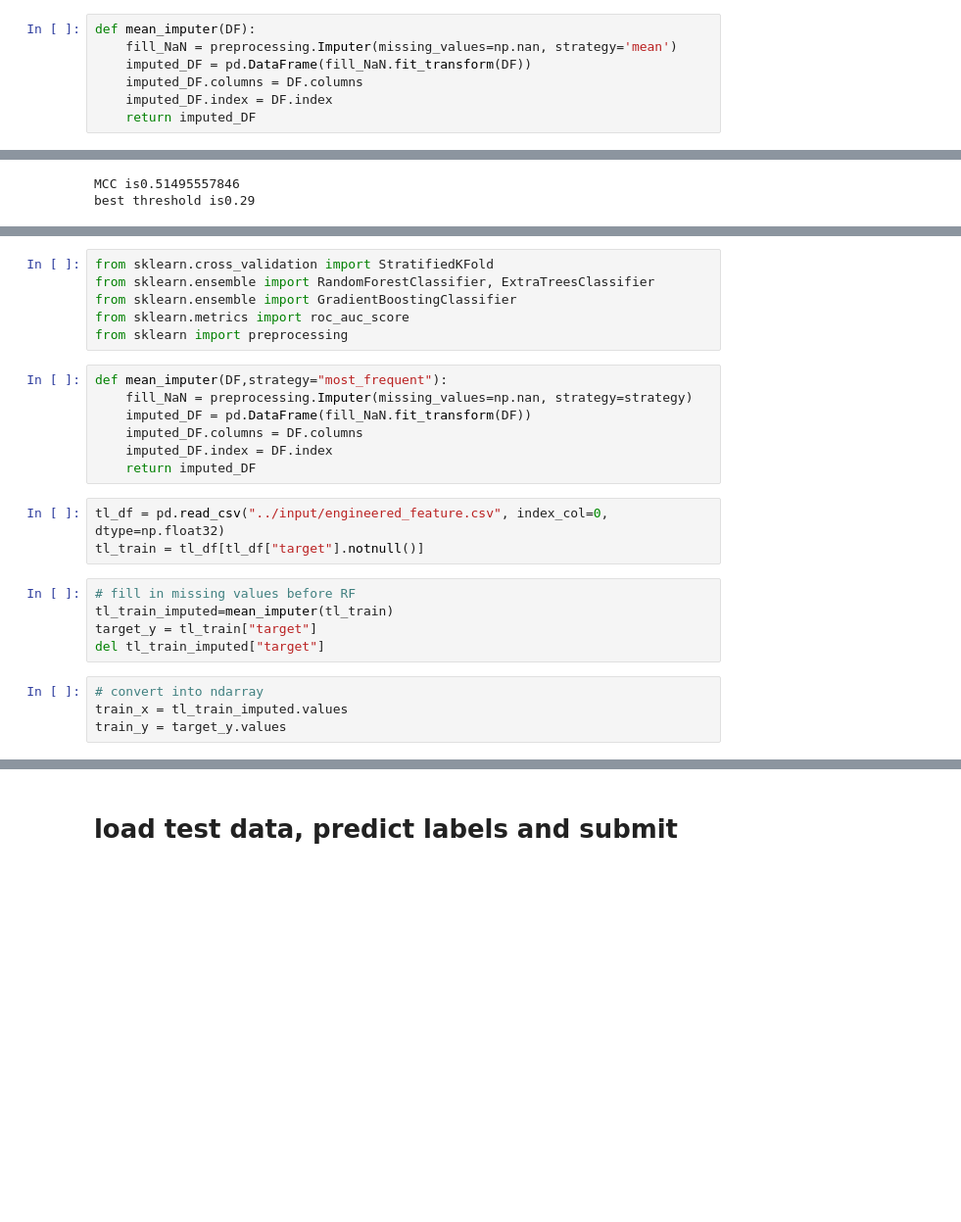
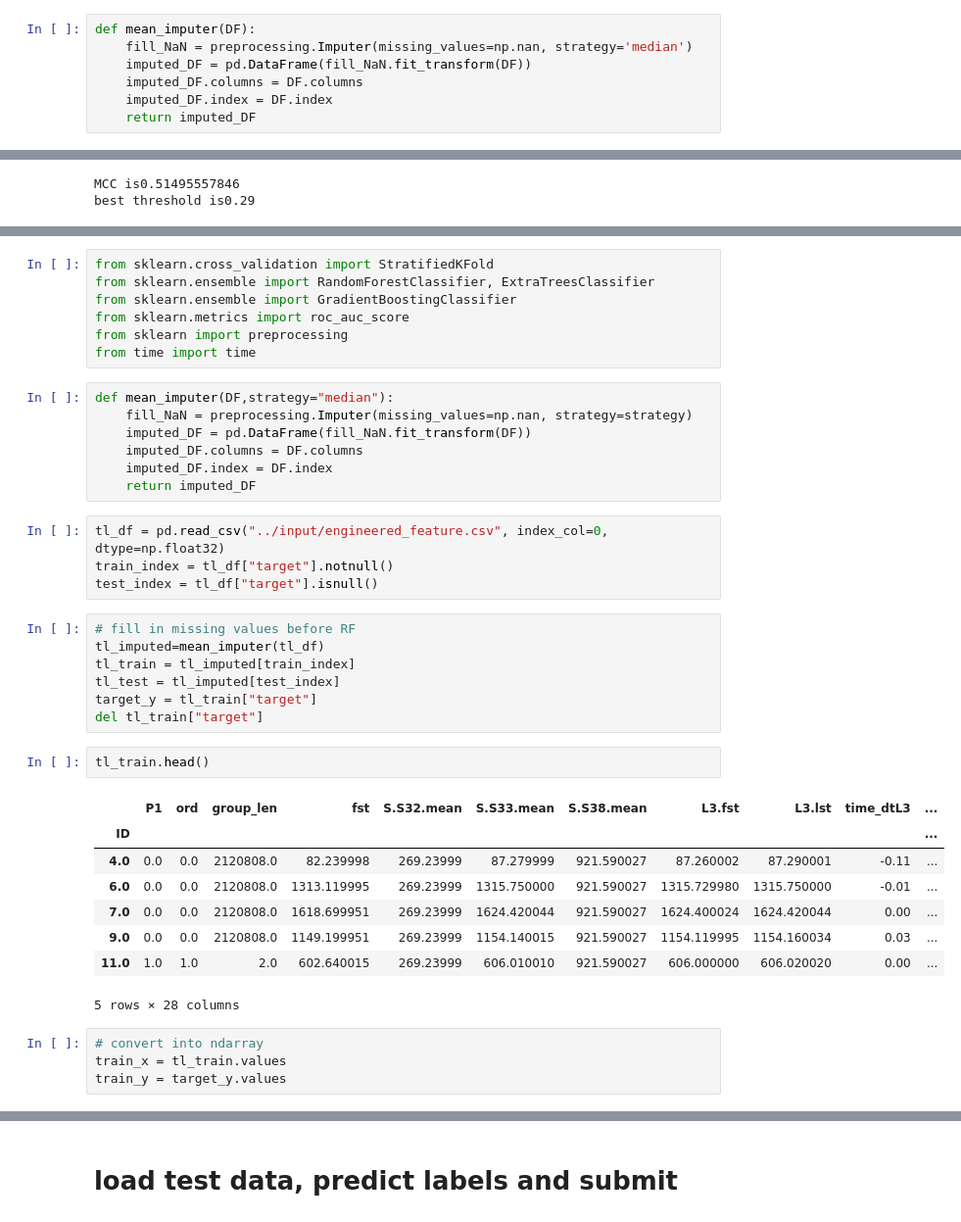
Before and after one commit to yw778/BoschLine, a Jupyter notebook: Main.ipynb, the cells around one changed output, grey strips where cells are left out. Shown at 98% size. Drawn from its saved outputs; the diff is of its cells as text; blank space fills up the shorter version.

```diff
--- a/Main.ipynb
+++ b/Main.ipynb
@@ -419,7 +420,7 @@ def standard_feature_scaling(df):
     return df_std
 # %%
 def mean_imputer(DF):
-    fill_NaN = preprocessing.Imputer(missing_values=np.nan, strategy='mean')
+    fill_NaN = preprocessing.Imputer(missing_values=np.nan, strategy='median')
     imputed_DF = pd.DataFrame(fill_NaN.fit_transform(DF))
     imputed_DF.columns = DF.columns
     imputed_DF.index = DF.index
@@ -846,8 +836,9 @@ from sklearn.ensemble import RandomForestClassifier, ExtraTreesClassifier
 from sklearn.ensemble import GradientBoostingClassifier
 from sklearn.metrics import roc_auc_score
 from sklearn import preprocessing
+from time import time
 # %%
-def mean_imputer(DF,strategy="most_frequent"):
+def mean_imputer(DF,strategy="median"):
     fill_NaN = preprocessing.Imputer(missing_values=np.nan, strategy=strategy)
     imputed_DF = pd.DataFrame(fill_NaN.fit_transform(DF))
     imputed_DF.columns = DF.columns
@@ -855,15 +846,29 @@ def mean_imputer(DF,strategy="most_frequent"):
     return imputed_DF
 # %%
 tl_df = pd.read_csv("../input/engineered_feature.csv", index_col=0, dtype=np.float32)
-tl_train = tl_df[tl_df["target"].notnull()]
+train_index = tl_df["target"].notnull()
+test_index = tl_df["target"].isnull()
 # %%
 # fill in missing values before RF
-tl_train_imputed=mean_imputer(tl_train)
+tl_imputed=mean_imputer(tl_df)
+tl_train = tl_imputed[train_index]
+tl_test = tl_imputed[test_index]
 target_y = tl_train["target"]
-del tl_train_imputed["target"]
+del tl_train["target"]
+# %%
+tl_train.head()
+# %% [output]
+|  | P1 | ord | group_len | fst | S.S32.mean | S.S33.mean | S.S38.mean | L3.fst | L3.lst | time_dtL3 | ... |
+| ID |  |  |  |  |  |  |  |  |  |  | ... |
+| 4.0 | 0.0 | 0.0 | 2120808.0 | 82.239998 | 269.23999 | 87.279999 | 921.590027 | 87.260002 | 87.290001 | -0.11 | ... |
+| 6.0 | 0.0 | 0.0 | 2120808.0 | 1313.119995 | 269.23999 | 1315.750000 | 921.590027 | 1315.729980 | 1315.750000 | -0.01 | ... |
+| 7.0 | 0.0 | 0.0 | 2120808.0 | 1618.699951 | 269.23999 | 1624.420044 | 921.590027 | 1624.400024 | 1624.420044 | 0.00 | ... |
+| 9.0 | 0.0 | 0.0 | 2120808.0 | 1149.199951 | 269.23999 | 1154.140015 | 921.590027 | 1154.119995 | 1154.160034 | 0.03 | ... |
+| 11.0 | 1.0 | 1.0 | 2.0 | 602.640015 | 269.23999 | 606.010010 | 921.590027 | 606.000000 | 606.020020 | 0.00 | ... |
+5 rows × 28 columns
 # %%
 # convert into ndarray
-train_x = tl_train_imputed.values
+train_x = tl_train.values
 train_y = target_y.values
 # %%
 n_folds=5
```
Also changed, not shown: parts of 27 cells of this notebook, 1 other file.
